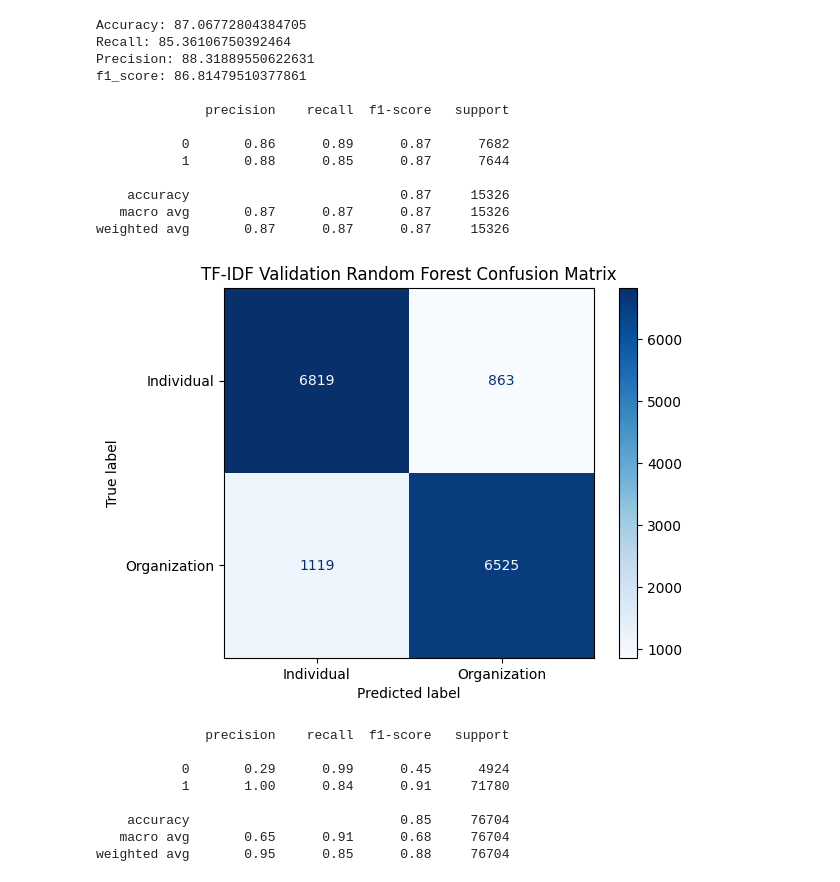
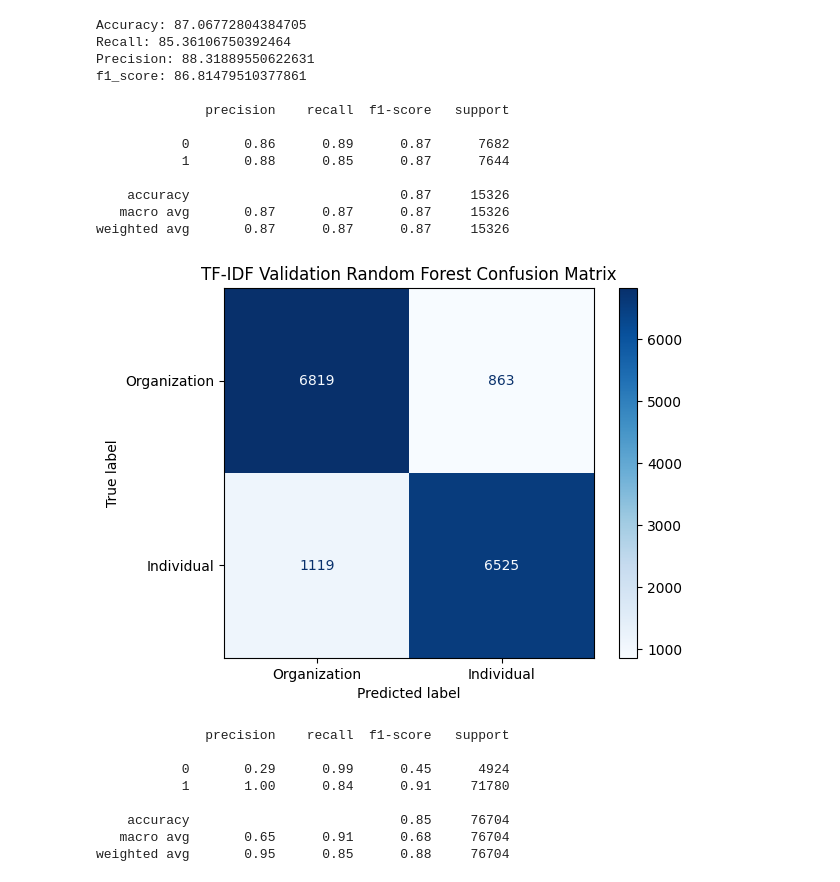
Before and after one commit to satadisha/ner_congressional_records, a Jupyter notebook: RandomForestClassifier-TFIDF.ipynb, the cells around one changed output. Cells and saved outputs as stored; diff of their text form; code cells hidden in the pictures.

```diff
--- a/RandomForestClassifier-TFIDF.ipynb
+++ b/RandomForestClassifier-TFIDF.ipynb
@@ -86,13 +86,13 @@ f1_score: 86.81479510377861
 weighted avg       0.87      0.87      0.87     15326
 # %%
 cm = confusion_matrix(y_val, predicted_y, labels=[0, 1])
-disp = ConfusionMatrixDisplay(confusion_matrix=cm, display_labels=['Individual', 'Organization'])
+disp = ConfusionMatrixDisplay(confusion_matrix=cm, display_labels=['Organization', 'Individual'])
 disp.plot(cmap=plt.cm.Blues)
 plt.title('TF-IDF Validation Random Forest Confusion Matrix')
 plt.savefig('TF-IDF Validation Random Forest Confusion Matrix.png', transparent=True, bbox_inches = 'tight')
 plt.show()
 # %% [output]
-[figure, old version]
+[figure, new version]
 # %%
 #test_df = pd.read_csv("data\\test.csv")
 test_df = pd.read_csv("data\mi_mn_annotated.csv")
```
Also changed, not shown: parts of 10 cells of this notebook, 8 other files.
